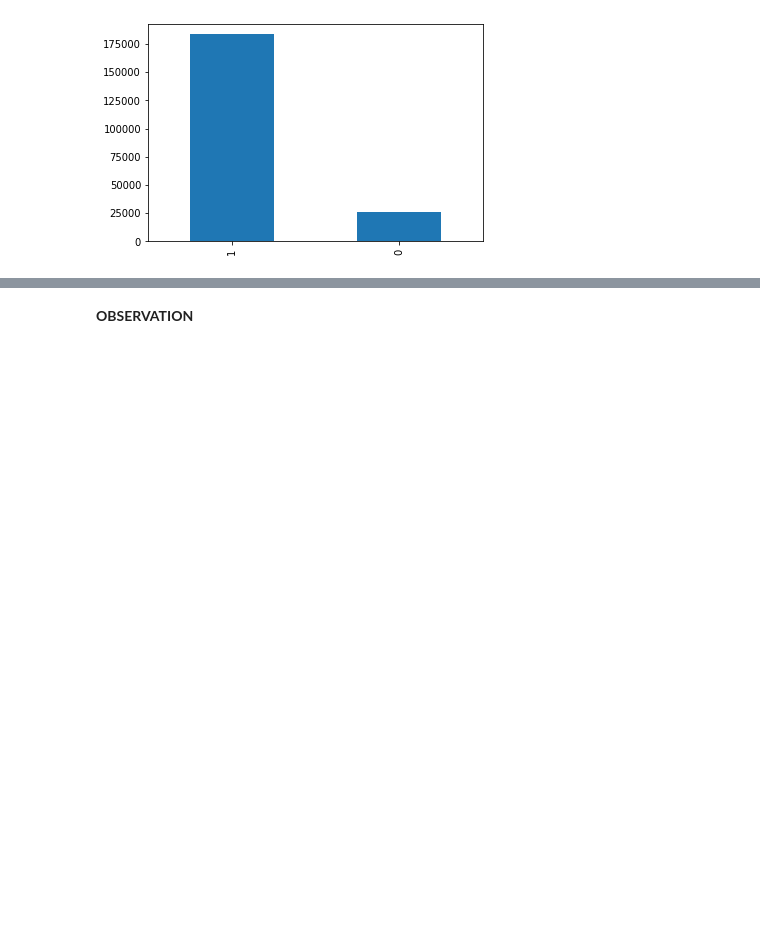
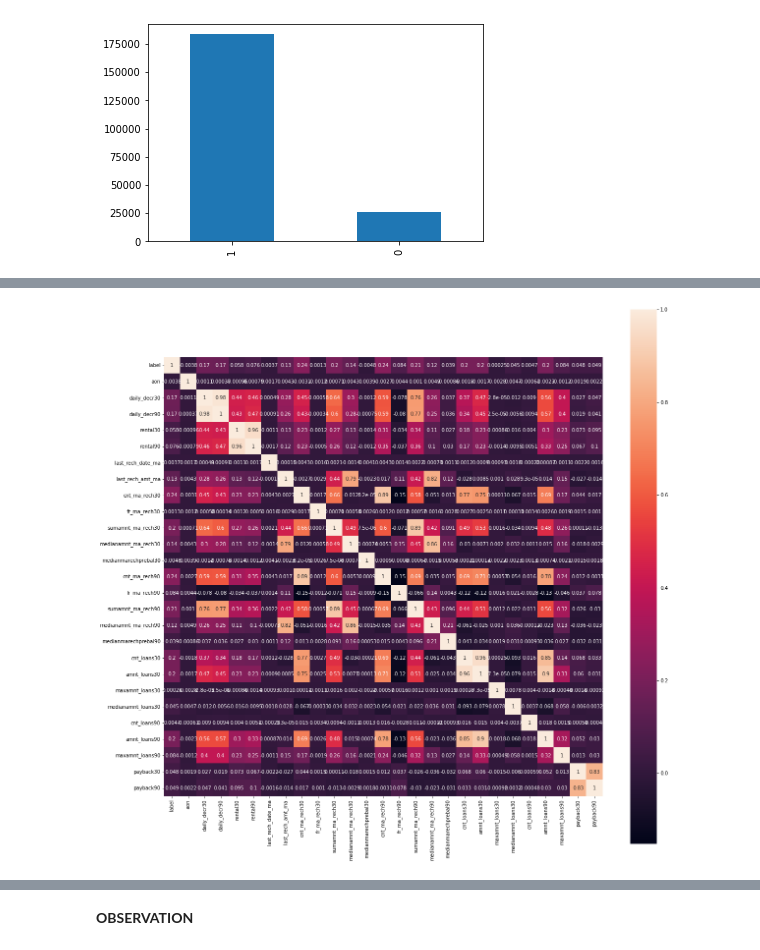
Before and after one commit to yokesh412/EMI-Default-Prediction, a Jupyter notebook: Mini_project.ipynb, the cells around one changed output, grey strips where cells are left out. Drawn from its saved outputs; the diff is of its cells as text; code cells hidden in the pictures; blank space fills up the shorter version.

```diff
--- a/Mini_project.ipynb
+++ b/Mini_project.ipynb
@@ -177,2 +188,0 @@ from scipy import stats
-# %%
-dataset = dataset[dataset.payback30 > 0]
@@ -178,0 +209,2 @@ dataset = dataset[dataset.payback30 > 0]
+# %%
+dataset = dataset.drop(['last_rech_date_da','cnt_da_rech30','fr_da_rech30','fr_da_rech90','cnt_da_rech90','medianamnt_loans90'],axis=1)
@@ -178,0 +220,6 @@ dataset = dataset[dataset.payback30 > 0]
+# %%
+corr_matrix = dataset.corr()
+fig = plt.figure(figsize=(20,20))
+sns.heatmap(corr_matrix, annot=True, square=True);
+# %% [output]
+[figure, added]
```
Also changed, not shown: parts of 28 cells of this notebook.
